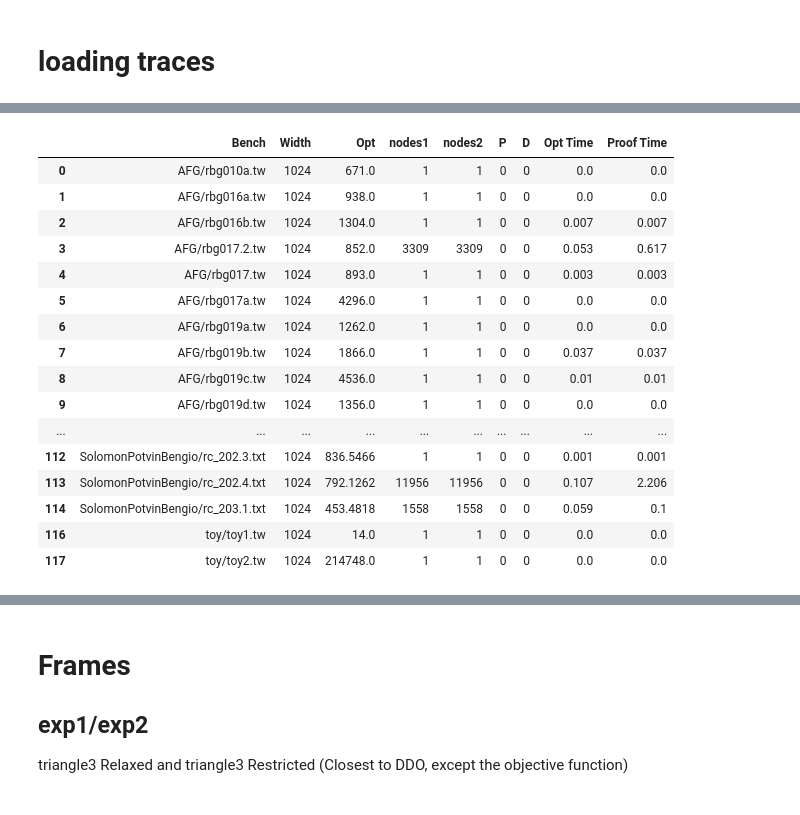
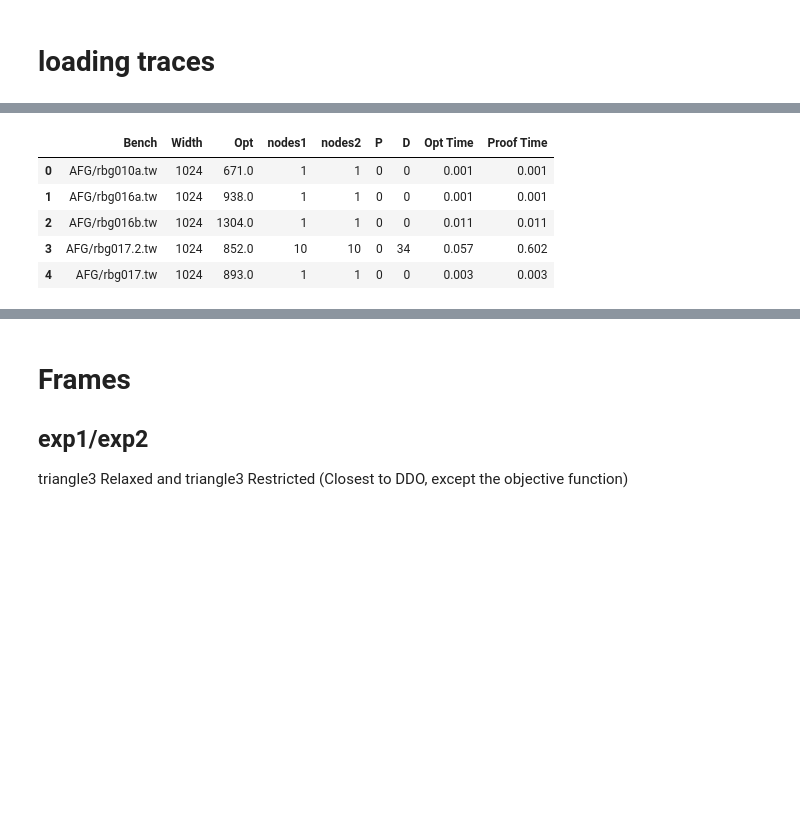
Before and after one commit to ldmbouge/CODD, a Jupyter notebook: experiments/gen2.ipynb, the cells around one changed output, grey strips where cells are left out. Saved outputs shown, nothing was run; the diff lists cells and outputs as text; code cells hidden in the pictures; blank space fills up the shorter version.

```diff
--- a/experiments/gen copy.ipynb
+++ b/experiments/gen2.ipynb
@@ -144,23 +135,12 @@ with pd.option_context('display.max_rows', None,):
 # %%
-exp2 = experiment_to_df_tsptw('tsptw3_TO_50/tsptw3RO', scale_opt=10000.0); exp2['Bench'] = exp2['Bench'].str.split('/').str[-2:].str.join('/')
+exp2 = experiment_to_df_tsptw(f'{cwd}/tsptw3RF', scale_opt=10000.0); exp2['Bench'] = exp2['Bench'].str.split('/').str[-2:].str.join('/')
 exp2Clean = exp2.dropna()
 with pd.option_context('display.max_rows', None,):
-    display(exp2Clean)
+    display(exp2Clean.head())
 # %% [output]
 |  | Bench | Width | Opt | nodes1 | nodes2 | P | D | Opt Time | Proof Time |
-| 0 | AFG/rbg010a.tw | 1024 | 671.0 | 1 | 1 | 0 | 0 | 0.0 | 0.0 |
-| 1 | AFG/rbg016a.tw | 1024 | 938.0 | 1 | 1 | 0 | 0 | 0.0 | 0.0 |
-| 2 | AFG/rbg016b.tw | 1024 | 1304.0 | 1 | 1 | 0 | 0 | 0.007 | 0.007 |
-| 3 | AFG/rbg017.2.tw | 1024 | 852.0 | 3309 | 3309 | 0 | 0 | 0.053 | 0.617 |
+| 0 | AFG/rbg010a.tw | 1024 | 671.0 | 1 | 1 | 0 | 0 | 0.001 | 0.001 |
+| 1 | AFG/rbg016a.tw | 1024 | 938.0 | 1 | 1 | 0 | 0 | 0.001 | 0.001 |
+| 2 | AFG/rbg016b.tw | 1024 | 1304.0 | 1 | 1 | 0 | 0 | 0.011 | 0.011 |
+| 3 | AFG/rbg017.2.tw | 1024 | 852.0 | 10 | 10 | 0 | 34 | 0.057 | 0.602 |
 | 4 | AFG/rbg017.tw | 1024 | 893.0 | 1 | 1 | 0 | 0 | 0.003 | 0.003 |
-| 5 | AFG/rbg017a.tw | 1024 | 4296.0 | 1 | 1 | 0 | 0 | 0.0 | 0.0 |
-| 6 | AFG/rbg019a.tw | 1024 | 1262.0 | 1 | 1 | 0 | 0 | 0.0 | 0.0 |
-| 7 | AFG/rbg019b.tw | 1024 | 1866.0 | 1 | 1 | 0 | 0 | 0.037 | 0.037 |
-| 8 | AFG/rbg019c.tw | 1024 | 4536.0 | 1 | 1 | 0 | 0 | 0.01 | 0.01 |
-| 9 | AFG/rbg019d.tw | 1024 | 1356.0 | 1 | 1 | 0 | 0 | 0.0 | 0.0 |
-| ... | ... | ... | ... | ... | ... | ... | ... | ... | ... |
-| 112 | SolomonPotvinBengio/rc_202.3.txt | 1024 | 836.5466 | 1 | 1 | 0 | 0 | 0.001 | 0.001 |
-| 113 | SolomonPotvinBengio/rc_202.4.txt | 1024 | 792.1262 | 11956 | 11956 | 0 | 0 | 0.107 | 2.206 |
-| 114 | SolomonPotvinBengio/rc_203.1.txt | 1024 | 453.4818 | 1558 | 1558 | 0 | 0 | 0.059 | 0.1 |
-| 116 | toy/toy1.tw | 1024 | 14.0 | 1 | 1 | 0 | 0 | 0.0 | 0.0 |
-| 117 | toy/toy2.tw | 1024 | 214748.0 | 1 | 1 | 0 | 0 | 0.0 | 0.0 |
```
Also changed, not shown: parts of 27 cells of this notebook, 1 other file.
